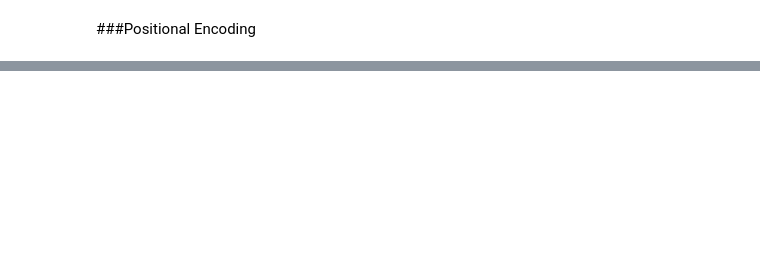
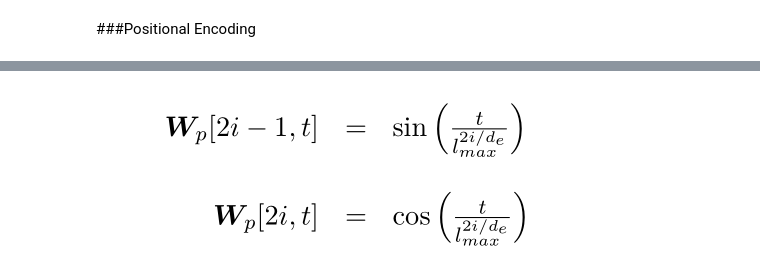
Before and after one commit to nomadicsenseis/annoted-transformer, a Jupyter notebook: The_Annoted_Transformer.ipynb, the cells around one changed output, grey strips where cells are left out. Drawn from its saved outputs; the diff is of its cells as text; code cells hidden in the pictures; blank space fills up the shorter version.

```diff
--- a/The_Annoted_Transformer.ipynb
+++ b/The_Annoted_Transformer.ipynb
@@ -552,0 +557,5 @@ class Embeddings(tf.keras.layers.Layer):
+# %%
+from IPython.display import Image
+Image(filename='/content/positional-encoding.png')
+# %% [output]
+[figure, added]
```
Also changed, not shown: parts of 7 cells of this notebook.
